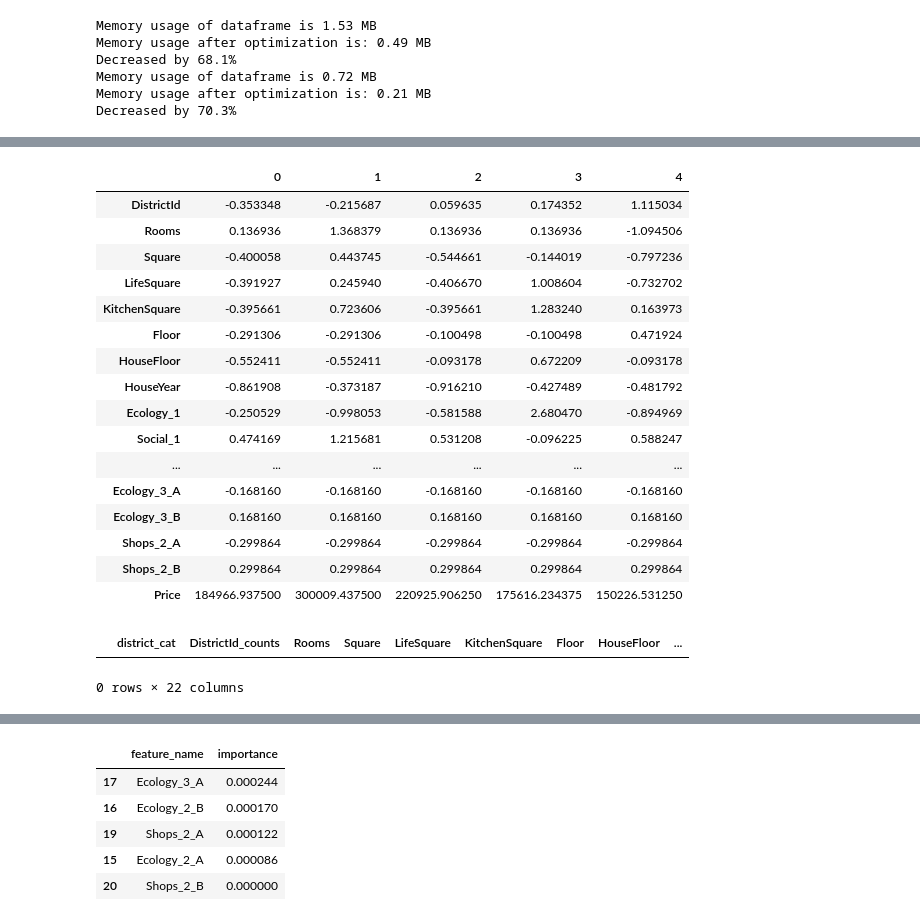
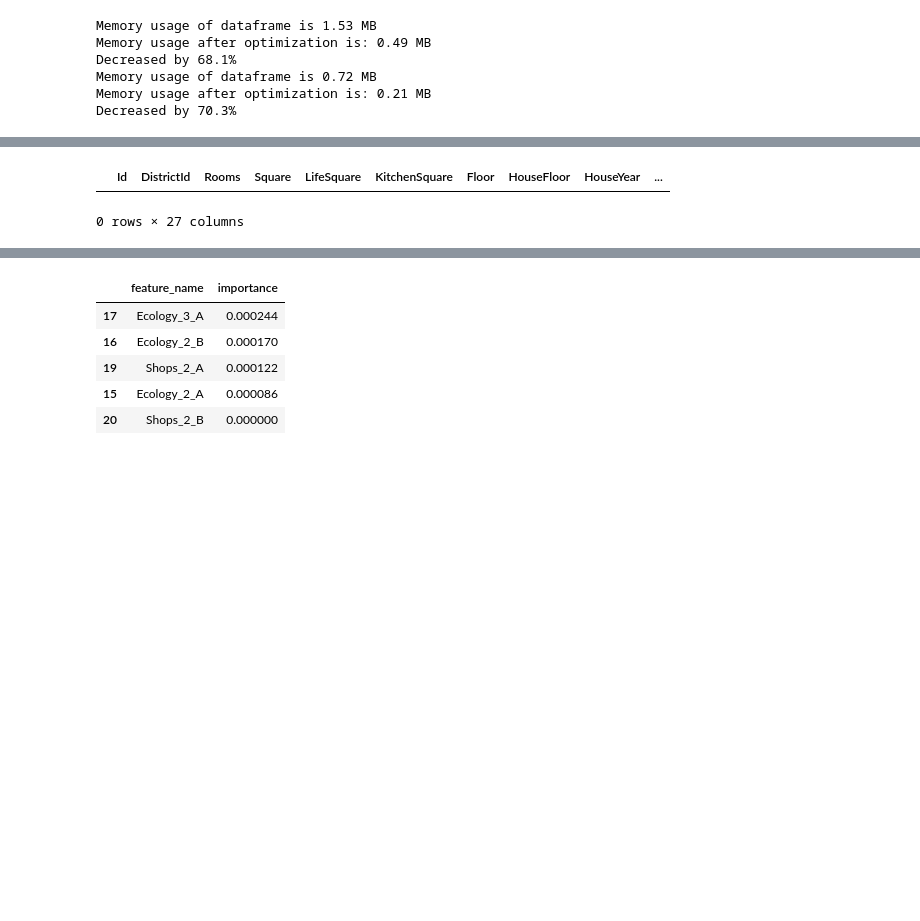
Before and after one commit to albul-k/gb_python_data_science_libs, a Jupyter notebook: course_work_train.ipynb, the cells around one changed output, grey strips where cells are left out. Saved outputs shown, nothing was run; the diff lists cells and outputs as text; code cells hidden in the pictures; blank space fills up the shorter version.

```diff
--- a/course_work_train.ipynb
+++ b/course_work_train.ipynb
@@ -165,10 +176,12 @@ df = reduce_mem_usage(df)
 
 pipe.fit(df)
 df = pipe.transform(df)
+df = pipe.features(df)
 
 X_final = pd.read_csv(TEST_DATASET_PATH)
 X_final = reduce_mem_usage(X_final)
 X_final = pipe.transform(X_final)
+X_final = pipe.features(X_final)
 # %% [output]
 Memory usage of dataframe is 1.53 MB
 Memory usage after optimization is: 0.49 MB
@@ -219,5 +232,5 @@ df.describe().T
 # %%
-feature_names = ['district_cat', 'DistrictId_counts', 'Rooms', 'Square', 'LifeSquare', 'KitchenSquare', 'Floor', 'HouseFloor', 'HouseYear',
+feature_names = ['AverageSquareMeterPrice', 'DistrictId_counts', 'Rooms', 'Square', 'LifeSquare', 'KitchenSquare', 'Floor', 'HouseFloor', 'HouseYear',
                  'Ecology_1', 'Social_1', 'Social_2', 'Social_3', 'Helthcare_2', 'Shops_1',
                  'Ecology_2_A', 'Ecology_2_B', 'Ecology_3_A', 'Ecology_3_B', 'Shops_2_A', 'Shops_2_B']
 
@@ -316,30 +280,9 @@ stand_features_1 = scaler.fit_transform(X_final[feature_names_for_stand])
 # %%
-df[feature_names_for_stand] = pd.DataFrame(stand_features_0, columns=feature_names_for_stand)
-df.head().T
+#X_final[feature_names_for_stand] = pd.DataFrame(stand_features_1, columns=feature_names_for_stand)
+X_final[X_final['AverageSquareMeterPrice'].isna()]
 # %% [output]
-|  | 0 | 1 | 2 | 3 | 4 |
-| DistrictId | -0.353348 | -0.215687 | 0.059635 | 0.174352 | 1.115034 |
-| Rooms | 0.136936 | 1.368379 | 0.136936 | 0.136936 | -1.094506 |
-| Square | -0.400058 | 0.443745 | -0.544661 | -0.144019 | -0.797236 |
-| LifeSquare | -0.391927 | 0.245940 | -0.406670 | 1.008604 | -0.732702 |
-| KitchenSquare | -0.395661 | 0.723606 | -0.395661 | 1.283240 | 0.163973 |
-| Floor | -0.291306 | -0.291306 | -0.100498 | -0.100498 | 0.471924 |
-| HouseFloor | -0.552411 | -0.552411 | -0.093178 | 0.672209 | -0.093178 |
-| HouseYear | -0.861908 | -0.373187 | -0.916210 | -0.427489 | -0.481792 |
-| Ecology_1 | -0.250529 | -0.998053 | -0.581588 | 2.680470 | -0.894969 |
-| Social_1 | 0.474169 | 1.215681 | 0.531208 | -0.096225 | 0.588247 |
-| ... | ... | ... | ... | ... | ... |
-| Ecology_3_A | -0.168160 | -0.168160 | -0.168160 | -0.168160 | -0.168160 |
-| Ecology_3_B | 0.168160 | 0.168160 | 0.168160 | 0.168160 | 0.168160 |
-| Shops_2_A | -0.299864 | -0.299864 | -0.299864 | -0.299864 | -0.299864 |
-| Shops_2_B | 0.299864 | 0.299864 | 0.299864 | 0.299864 | 0.299864 |
-| Price | 184966.937500 | 300009.437500 | 220925.906250 | 175616.234375 | 150226.531250 |
+|  | Id | DistrictId | Rooms | Square | LifeSquare | KitchenSquare | Floor | HouseFloor | HouseYear | ... |
+0 rows × 27 columns
-# %%
-#X_final[feature_names_for_stand] = pd.DataFrame(stand_features_1, columns=feature_names_for_stand)
-X_final[X_final['DistrictId_counts'].isna()]
-# %% [output]
-|  | district_cat | DistrictId_counts | Rooms | Square | LifeSquare | KitchenSquare | Floor | HouseFloor | ... |
-0 rows × 22 columns
 # %%
 X = df[feature_names]
 y = df[target_name]
```
Also changed, not shown: parts of 17 cells of this notebook, 2 other files.
